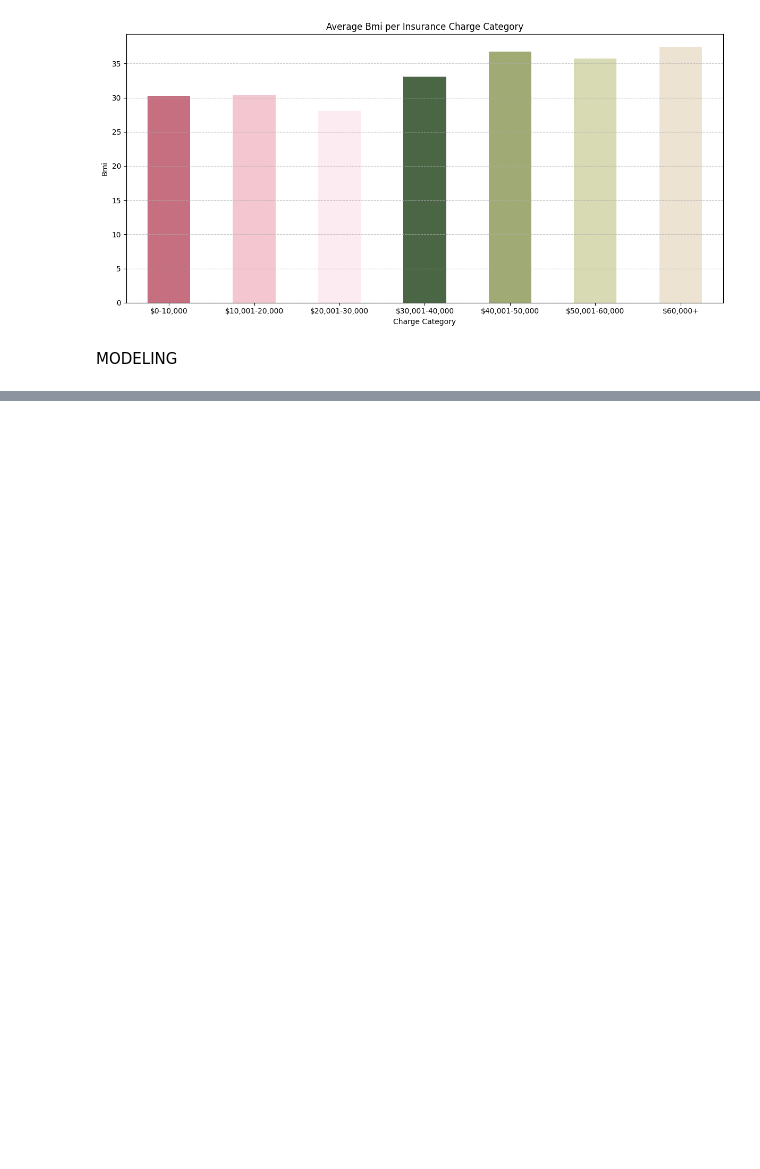
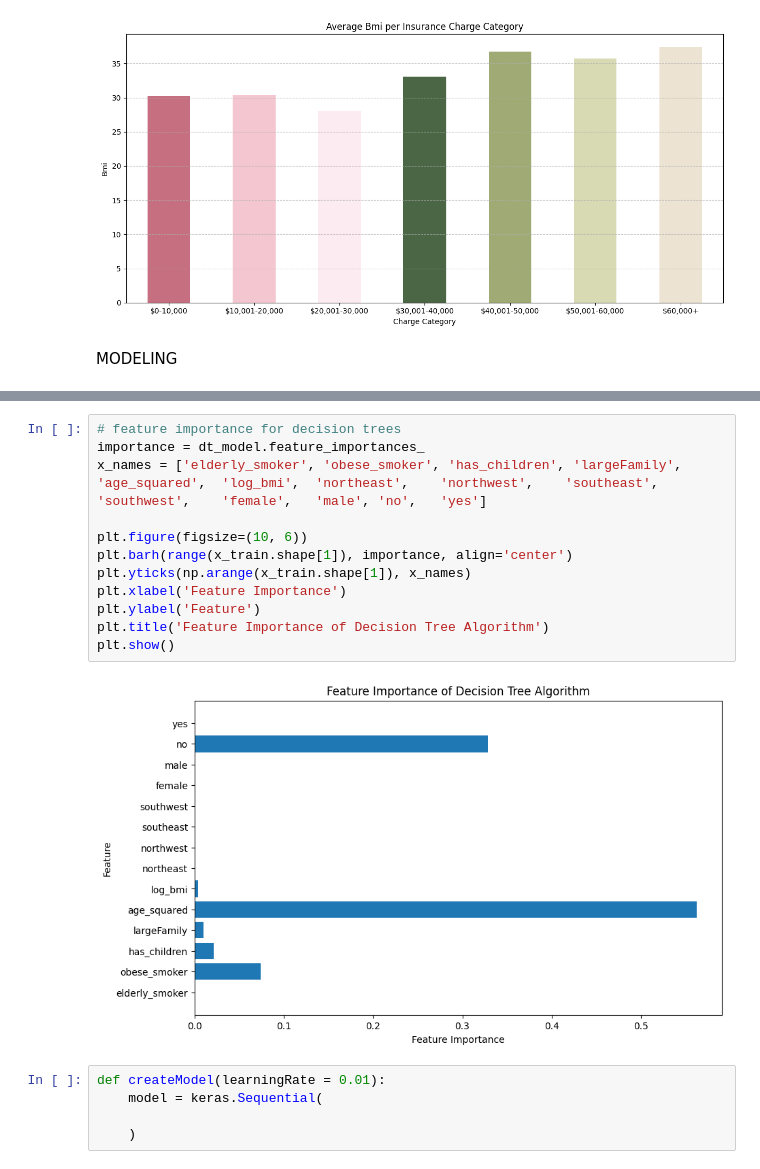
Before and after one commit to Mikayla-ds2/insurance_ml, a Jupyter notebook: model.ipynb, the cells around one changed output, grey strips where cells are left out. Drawn from its saved outputs; the diff is of its cells as text; blank space fills up the shorter version.

```diff
--- a/model.ipynb
+++ b/model.ipynb
@@ -317,0 +385,19 @@ x_test = scaler.fit_transform(x_test)
+# %%
+# feature importance for decision trees
+importance = dt_model.feature_importances_
+x_names = ['elderly_smoker', 'obese_smoker', 'has_children', 'largeFamily',	'age_squared',	'log_bmi',	'northeast',	'northwest',	'southeast',	'southwest',	'female',	'male',	'no',	'yes']
+
+plt.figure(figsize=(10, 6))
+plt.barh(range(x_train.shape[1]), importance, align='center')
+plt.yticks(np.arange(x_train.shape[1]), x_names)
+plt.xlabel('Feature Importance')
+plt.ylabel('Feature')
+plt.title('Feature Importance of Decision Tree Algorithm')
+plt.show()
+# %% [output]
+[figure, added]
+# %%
+def createModel(learningRate = 0.01):
+    model = keras.Sequential(
+
+    )
```
Also changed, not shown: parts of 11 cells of this notebook.
